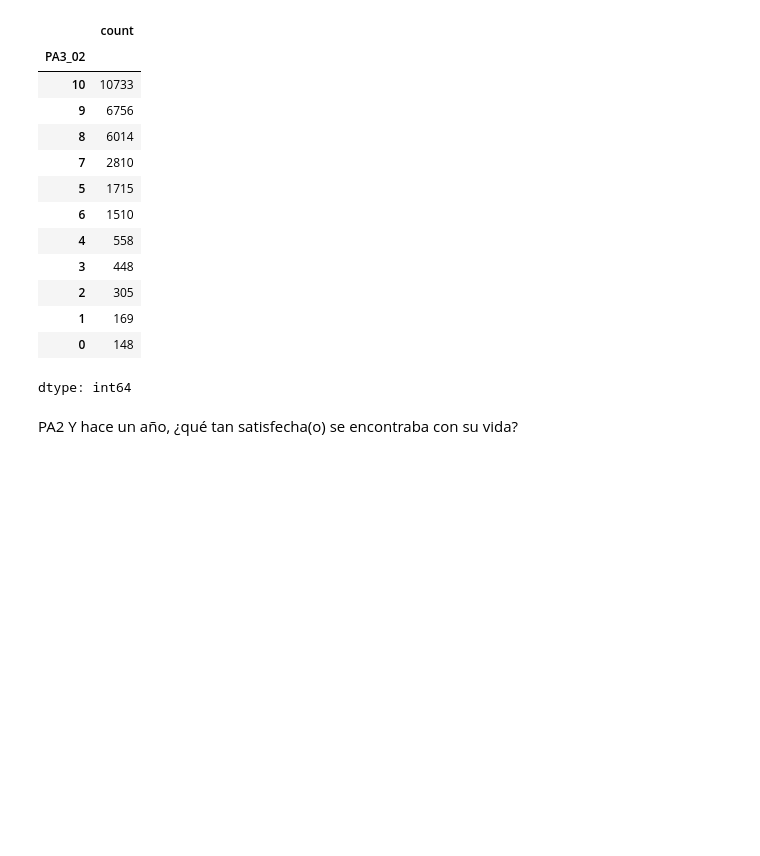
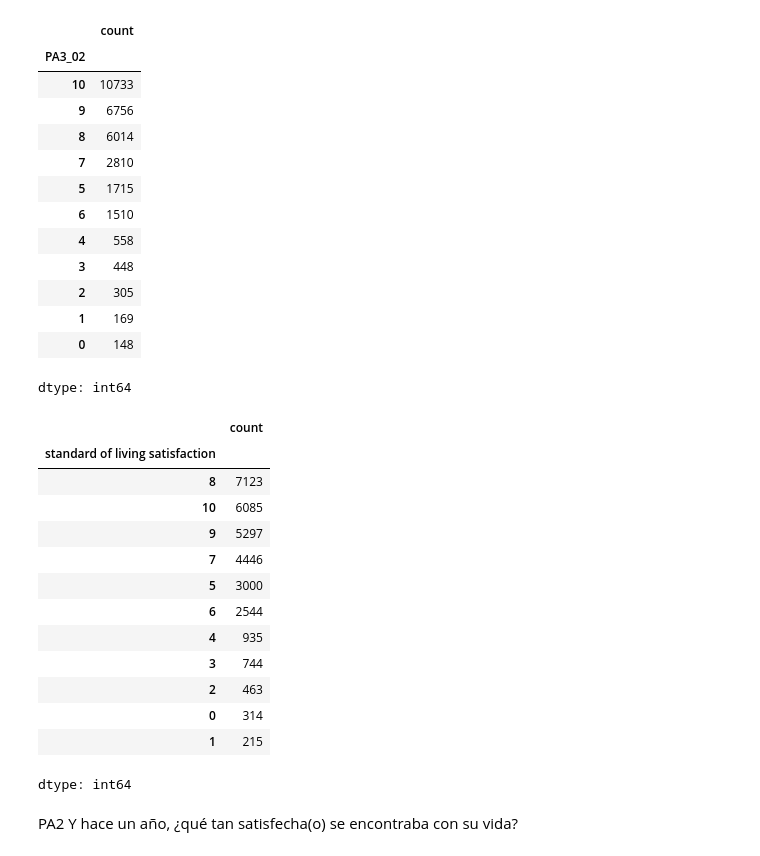
Before and after one commit to theaok/linaColMex, a Jupyter notebook: linaColMex.ipynb, the cells around one changed output. Cells and saved outputs as stored; diff of their text form; code cells hidden in the pictures; blank space fills up the shorter version.

```diff
--- a/linaColMex.ipynb
+++ b/linaColMex.ipynb
@@ -832,6 +860,23 @@ tenbiare.PA3_02.value_counts(dropna=False)
 | 1 | 169 |
 | 0 | 148 |
 dtype: int64
+# %%
+tenbiare['standard of living satisfaction'].value_counts(dropna=False)
+# %% [output]
+|  | count |
+| standard of living satisfaction |  |
+| 8 | 7123 |
+| 10 | 6085 |
+| 9 | 5297 |
+| 7 | 4446 |
+| 5 | 3000 |
+| 6 | 2544 |
+| 4 | 935 |
+| 3 | 744 |
+| 2 | 463 |
+| 0 | 314 |
+| 1 | 215 |
+dtype: int64
 # %%
 #https://www.inegi.org.mx/rnm/index.php/catalog/730/data-dictionary/F20?file_name=TENBIARE
 tenbiare.rename(columns={
```
Also changed, not shown: parts of 10 cells of this notebook.
